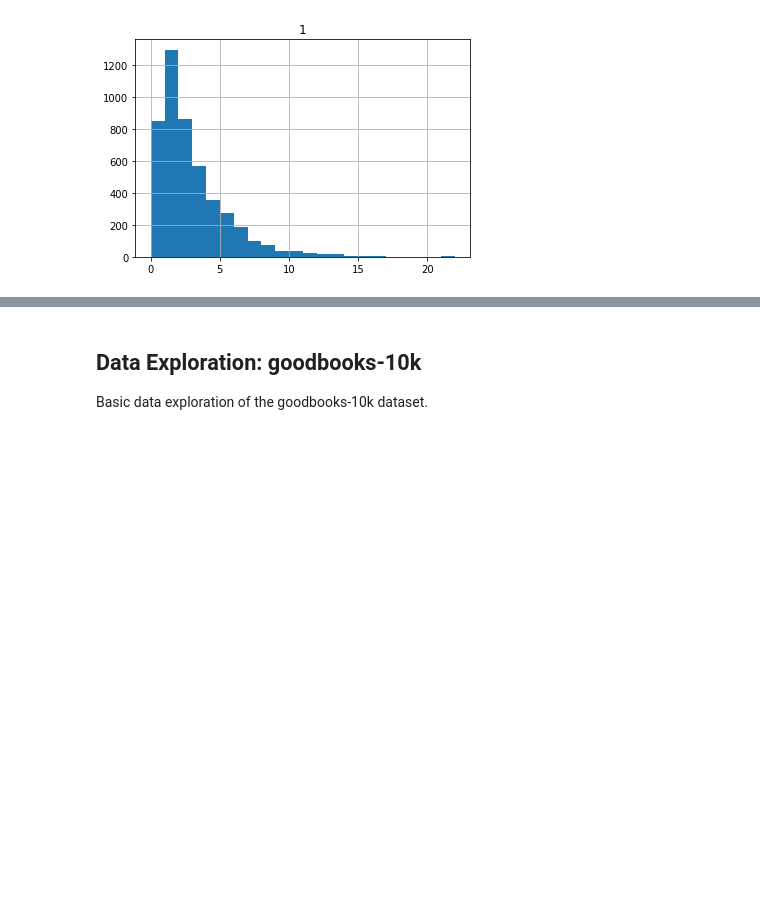
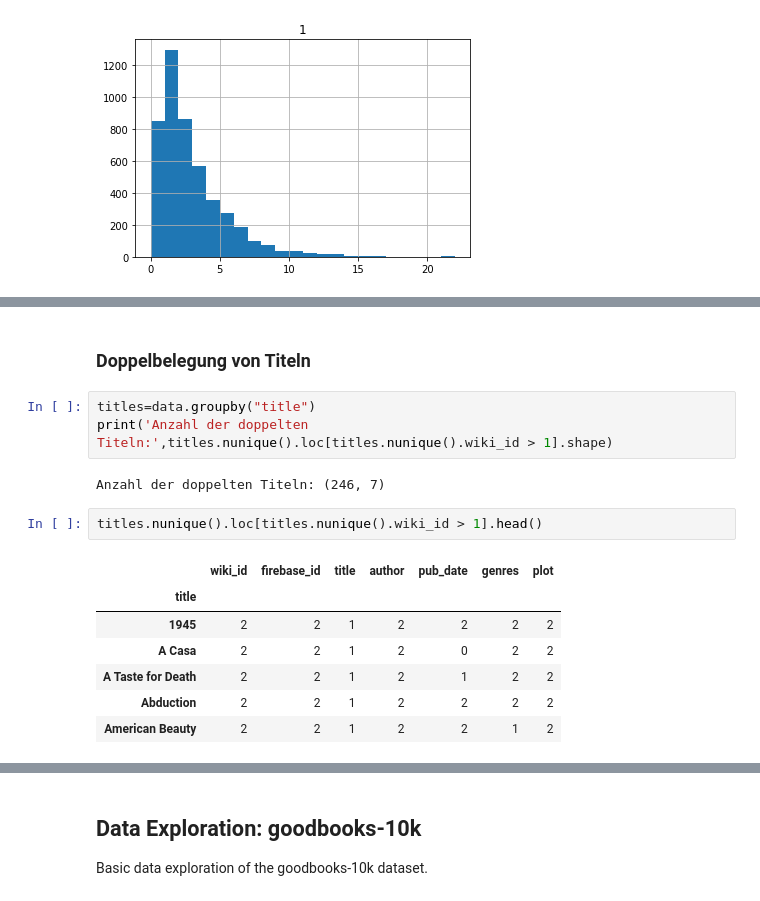
Before and after one commit to Jubke/AATM, a Jupyter notebook: Identifikation von Texten mit geteilter Autorenschaft.ipynb, the cells around one changed output, grey strips where cells are left out. Saved outputs shown, nothing was run; the diff lists cells and outputs as text; blank space fills up the shorter version.

```diff
--- a/Identifikation von Texten mit geteilter Autorenschaft.ipynb
+++ b/Identifikation von Texten mit geteilter Autorenschaft.ipynb
@@ -148,0 +170,17 @@ array([[<matplotlib.axes._subplots.AxesSubplot object at 0x...>]], dtype=object)
+# %% [markdown]
+### Doppelbelegung von Titeln
+# %%
+titles=data.groupby("title")
+print('Anzahl der doppelten Titeln:',titles.nunique().loc[titles.nunique().wiki_id > 1].shape)
+# %% [output]
+Anzahl der doppelten Titeln: (246, 7)
+# %%
+titles.nunique().loc[titles.nunique().wiki_id > 1].head()
+# %% [output]
+|  | wiki_id | firebase_id | title | author | pub_date | genres | plot |
+| title |  |  |  |  |  |  |  |
+| 1945 | 2 | 2 | 1 | 2 | 2 | 2 | 2 |
+| A Casa | 2 | 2 | 1 | 2 | 0 | 2 | 2 |
+| A Taste for Death | 2 | 2 | 1 | 2 | 1 | 2 | 2 |
+| Abduction | 2 | 2 | 1 | 2 | 2 | 2 | 2 |
+| American Beauty | 2 | 2 | 1 | 2 | 2 | 1 | 2 |
```
Also changed, not shown: parts of 8 cells of this notebook.
